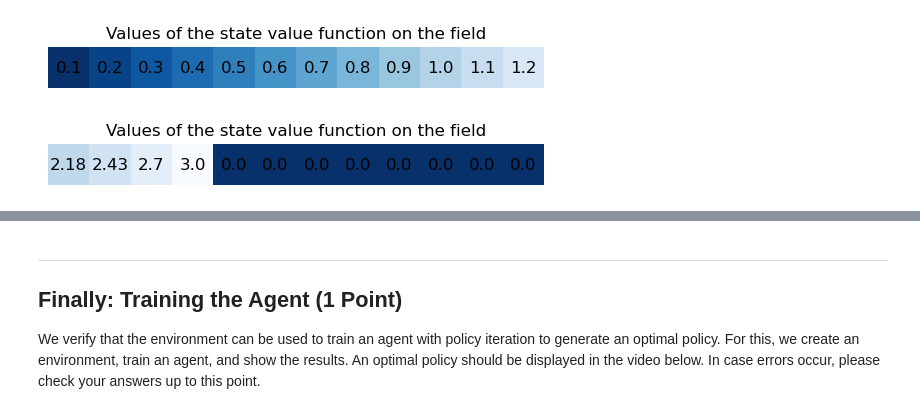
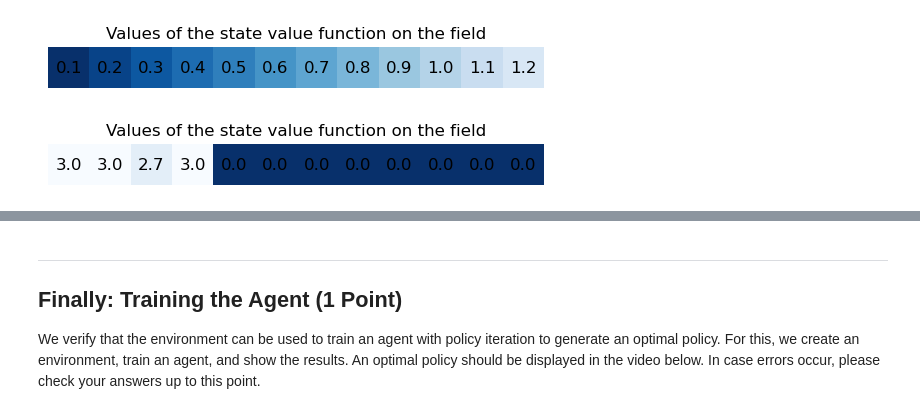
Before and after one commit to hanusspi/Assignments, a Jupyter notebook: bonus_point_assignment_1/task_01/task_sheet_01.ipynb, the cells around one changed output, grey strips where cells are left out. Saved outputs shown, nothing was run; the diff lists cells and outputs as text; code cells hidden in the pictures.

```diff
--- a/bonus_point_assignment_1/task_01/task_sheet_01.ipynb
+++ b/bonus_point_assignment_1/task_01/task_sheet_01.ipynb
@@ -594,10 +591,8 @@ class Agent():
                 new_state_value = 0
                 for action in range(action_len):
                     for transition in self.mdp[0][state][action]:
-                        transition_prob, next_state, reward, done = transition
+                        transition_prob, next_state, reward, termiantion = transition
                         new_state_value += self.policy[state][action] *(reward+self.gamma*self.state_value_fn[next_state])
-                    #new_state_value += self.policy[state][action] * self.get_policy_value(state, action)
-                    #print(new_state_value)
                 self.state_value_fn[state] = new_state_value
                 delta = max(delta, np.abs(old_state_value - new_state_value))
             if delta < self.update_threshold:
@@ -631,18 +626,10 @@ class Agent():
         current_policy = self.policy
         best_policy = []
         for state in range(state_len):
+            old_action = self.policy[state]
+            pi_s = np.argmax([self.get_action_value(state, action) for action in range(action_len)])
             best_policy.append([0 for _ in range(action_len)])
-            action_values = []
-            old_action = np.argmax(self.policy[state])
-            current_action = np.argmax(self.policy[state])
-            for action in range(action_len):
-                action_values.append(self.get_action_value(state, action))
-            best_actions = np.where(action_values == max(action_values))[0]
-            for index in best_actions:
-                best_policy[state][index] = 1
-            best_policy[state] = [best_policy[state][action] / len(best_actions)
-                                  for action in range(self.mdp[2])]
-            # If the current policy is not the best policy, update it
+            best_policy[state][pi_s] = 1
             if not np.array_equal(current_policy[state], best_policy[state]):
                 policy_stable = False
                 self.policy[state] = best_policy[state]
@@ -673,12 +660,12 @@ test_agent.reset()
 # Used for grading. Do not change.
 # %%
 # Can we evaluate a policy?
-test_agent.policy = [[1, 0], [1, 0], [1, 0], [0, 1], [1, 0], [1, 0], [1, 0], [1, 0], [1, 0], [1, 0], [1, 0], [1, 0], [1, 0], [1, 0]]
+test_agent.policy = [[0, 1], [0, 1], [1, 0], [0, 1], [1, 0], [1, 0], [1, 0], [1, 0], [1, 0], [1, 0], [1, 0], [1, 0], [1, 0], [1, 0]]
 test_agent.policy_evaluation()
 test_agent.visualize()
 test_agent.reset()
 # %% [output]
-[figure, old version]
+[figure, new version]
 # %%
 # Used for grading. Do not change.
 # %%
```
Also changed, not shown: parts of 3 cells of this notebook, 1 other file.
